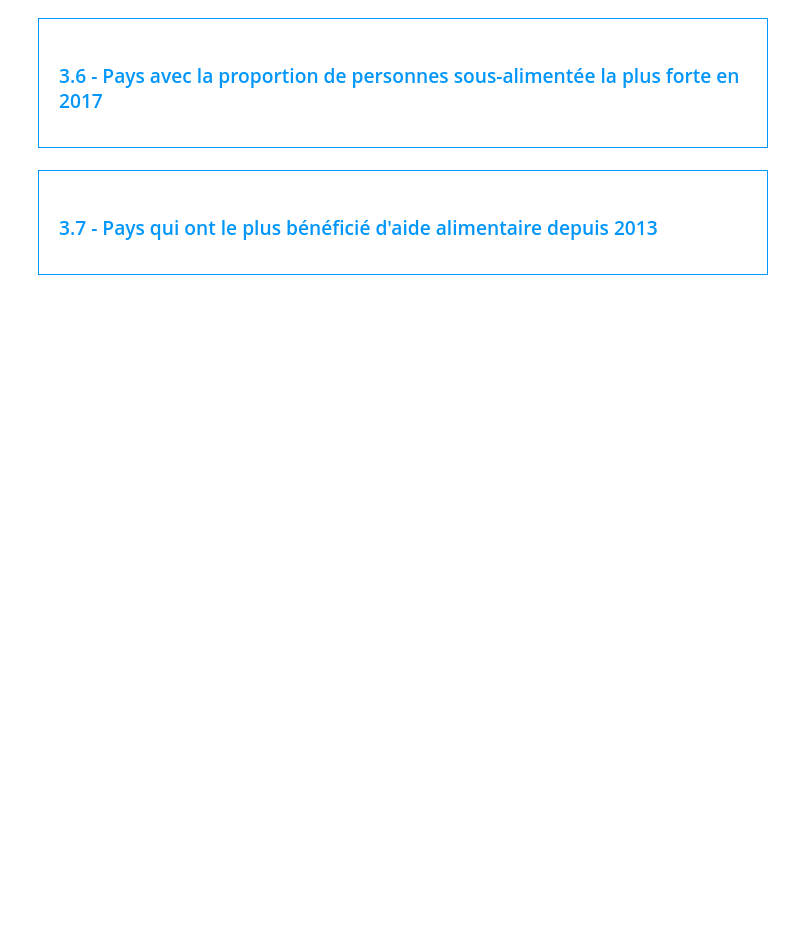
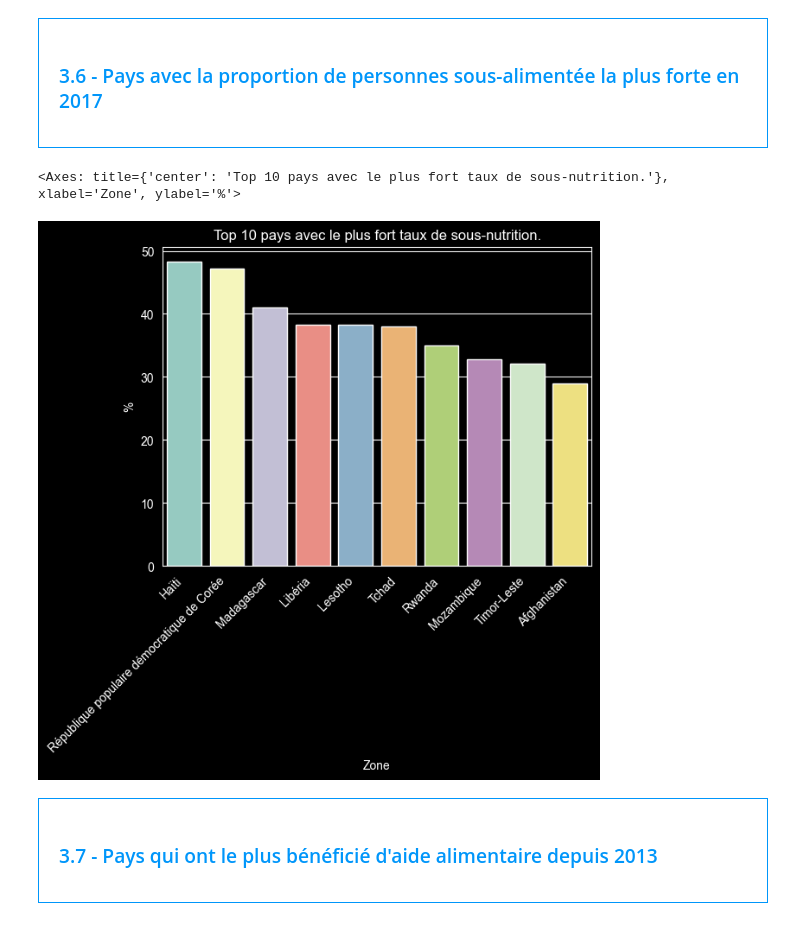
Before and after one commit to ziedbelhocine/Cours-OC, a Jupyter notebook: Data_Analyst/Projet_4/Template+Julien+V2.ipynb, the cells around one changed output. Cells and saved outputs as stored; diff of their text form; code cells hidden in the pictures; blank space fills up the shorter version.

```diff
--- a/Data_Analyst/Projet_4/Template+Julien+V2.ipynb
+++ b/Data_Analyst/Projet_4/Template+Julien+V2.ipynb
@@ -222,5 +224,5 @@ sous_nutrition.head()
 | 4 | Afghanistan | 2016-2018 | 10.5 |
 # %%
 #Conversion de la colonne sous nutrition en numérique
-sous_nutrition['Valeur'] = pd.to_numeric(sous_nutrition['Valeur'])
+# sous_nutrition['Valeur'] = pd.to_numeric(sous_nutrition['Valeur'])
 # Il semble que la colonne comporte des valeurs qui ne sont pas des 'float' ('<0.1' par exemple ligne 60). Il faut donc utliser l'argument 'errors=coerce' pour forcer le changement de type.
@@ -520,8 +537,16 @@ proportion_sous_nutrition_2017['Proportion en %'] = proportion_sous_nutrition_20
 # %%
 #affichage après trie des 10 pires pays
 proportion_sous_nutrition_2017.sort_values('Proportion en %', ascending=False,  inplace=True)
-proportion_sous_nutrition_2017.head(10)
-#ajout graph
+
+top_10_pays_sous_nutrition = proportion_sous_nutrition_2017.head(10)
+
+plt.xticks(rotation=45, ha='right')
+plt.ylabel('%')
+plt.title("Top 10 pays avec le plus fort taux de sous-nutrition.")
+sns.barplot(data=top_10_pays_sous_nutrition, x='Zone', y='Proportion en %', hue='Zone')
+# %% [output]
+<Axes: title={'center': 'Top 10 pays avec le plus fort taux de sous-nutrition.'}, xlabel='Zone', ylabel='%'>
+[figure, added]
 # %% [markdown]
 <div style="border: 1px solid RGB(0,150,250);" >
 <h3 style="margin: auto; padding: 20px; color: RGB(0,150,250); ">3.7 - Pays qui ont le plus bénéficié d'aide alimentaire depuis 2013</h3>
```
Also changed, not shown: parts of 25 cells of this notebook, 13 other files.
